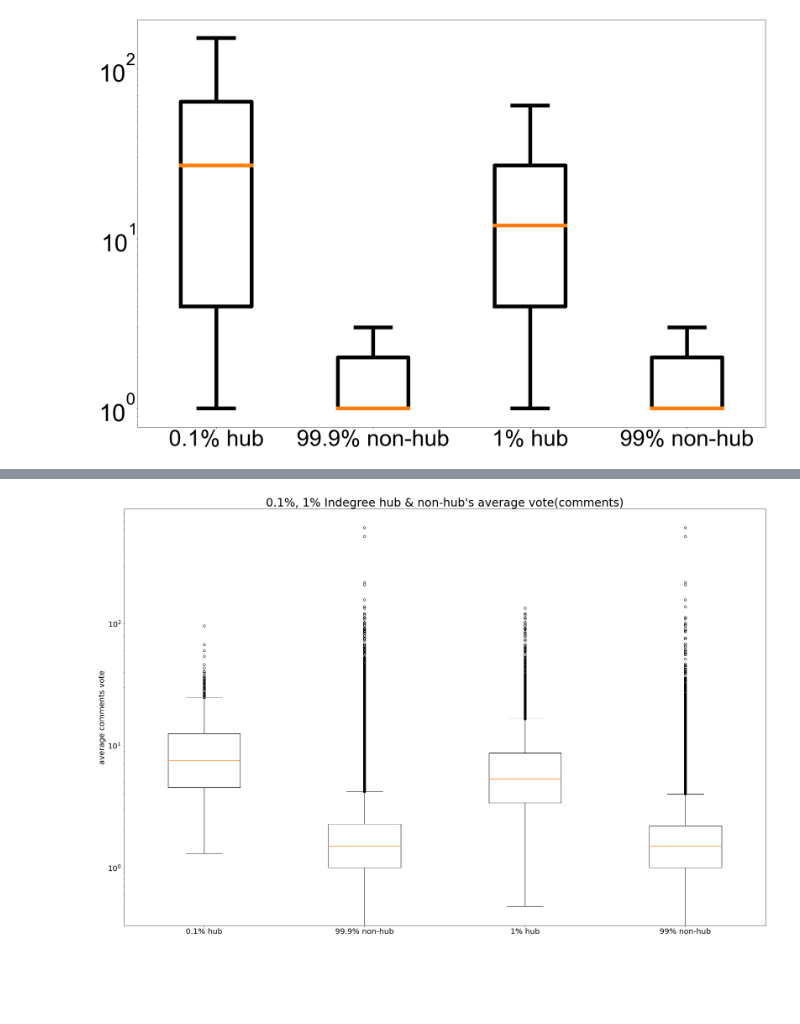
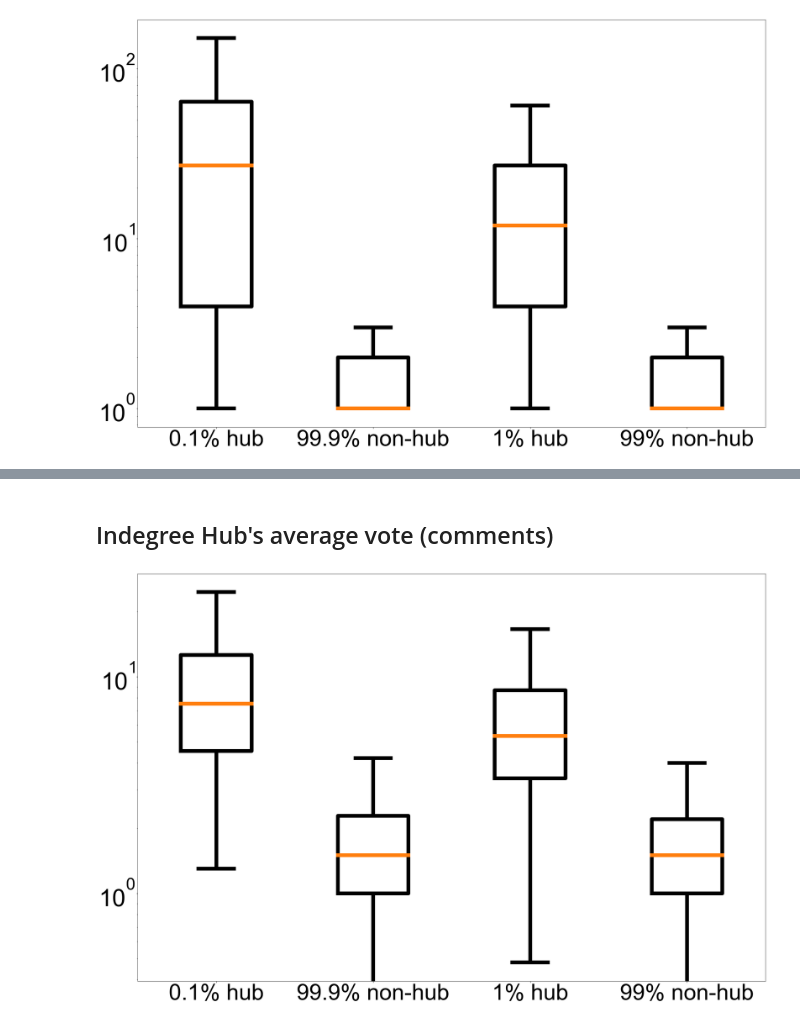
Before and after one commit to tr0up2r/plotting-and-graph-analysis, a Jupyter notebook: boxplot.ipynb, the cells around one changed output, grey strips where cells are left out. Saved outputs shown, nothing was run; the diff lists cells and outputs as text; code cells hidden in the pictures; blank space fills up the shorter version.

```diff
--- a/boxplot.ipynb
+++ b/boxplot.ipynb
@@ -1066,38 +453,0 @@ draw_boxplot_for_hub(result_list, "0.1%, 1% Indegree hub & non-hub's average is,
-# %%
-# pymysql을 이용한 db connection.
-connection = cn.make_connection('connection.csv')
-
-cursors = []
-sqls = []
-results = []
-result_list = []
-for i in range(8):
-    cursors.append(connection.cursor(pymysql.cursors.DictCursor))
-
-sqls.append('select m.average_is_score from nodes n, mentor m where n.node_id = m.author and n.top_k_indegree = 0.1;')
-sqls.append('select m.average_es_score from nodes n, mentor m where n.node_id = m.author and n.top_k_indegree = 0.1;')
-sqls.append('select m.average_is_score from nodes n, mentor m where n.node_id = m.author and n.top_k_indegree > 0.1;')
-sqls.append('select m.average_es_score from nodes n, mentor m where n.node_id = m.author and n.top_k_indegree > 0.1;')
-sqls.append('select m.average_is_score from nodes n, mentor m where n.node_id = m.author and n.top_k_indegree <= 1;')
-sqls.append('select m.average_es_score from nodes n, mentor m where n.node_id = m.author and n.top_k_indegree <= 1;')
-sqls.append('select m.average_is_score from nodes n, mentor m where n.node_id = m.author and n.top_k_indegree > 1;')
-sqls.append('select m.average_es_score from nodes n, mentor m where n.node_id = m.author and n.top_k_indegree > 1;')
-
-for i in range(8):
-    cursors[i].execute(sqls[i])
-    # result가 dict 형태로 return.
-    results.append(cursors[i].fetchall())
-
-connection.close()
-
-for i in range(8):
-    results[i] = pd.DataFrame(results[i])
-    # decimal을 float형으로 형 변환.
-    results[i] = results[i].apply(pd.to_numeric, downcast='float')
-
-    if i % 2 == 0:
-        # is score.
-        result_list.append(list(np.array(results[i]['average_is_score'].tolist())))
-    else:
-        # es score.
-        result_list.append(list(np.array(results[i]['average_es_score'].tolist())))
@@ -1109,3 +454,5 @@ draw_boxplot_for_hub(result_list, "0.1%, 1% Indegree hub & non-hub's average is,
+# %% [markdown]
+## Indegree Hub's average vote (comments)
 # %%
 # pymysql을 이용한 db connection.
 connection = cn.make_connection('connection.csv')
@@ -1136,6 +483,6 @@ for i in range(4):
     result_list.append(list(np.array(results[i]['average_comments_vote'].tolist())))
 # %%
 xlabel = ['0.1% hub', '99.9% non-hub', '1% hub', '99% non-hub']
-draw_boxplot_for_hub(result_list, "0.1%, 1% Indegree hub & non-hub's average vote(comments)", xlabel, 'average comments vote', [1, 2, 3, 4])
+draw_boxplot_for_hub(result_list, "boxplot_average_vote_of_comments_indegree_hub_non_hub", xlabel, 'average comments vote', [1, 2, 3, 4], xticks_fontsize=60, yticks_fontsize=64)
 # %% [output]
-[figure, old version]
+[figure, new version]
```
Also changed, not shown: parts of 52 cells of this notebook.
